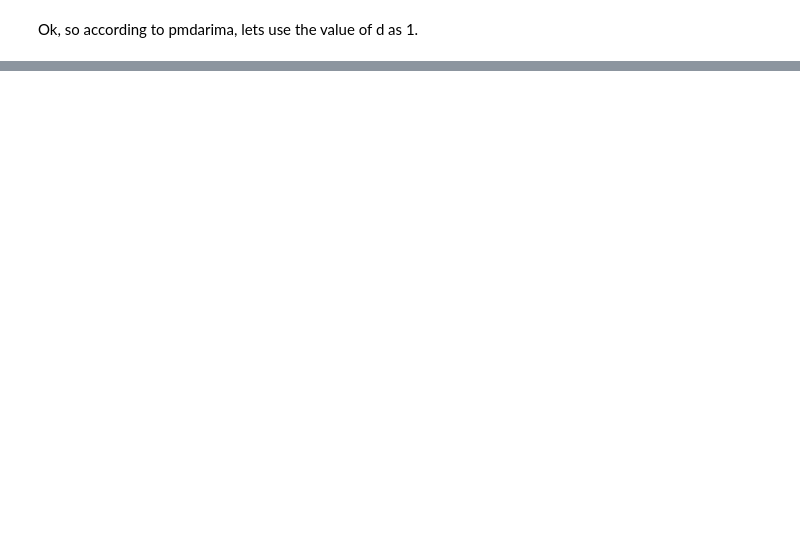
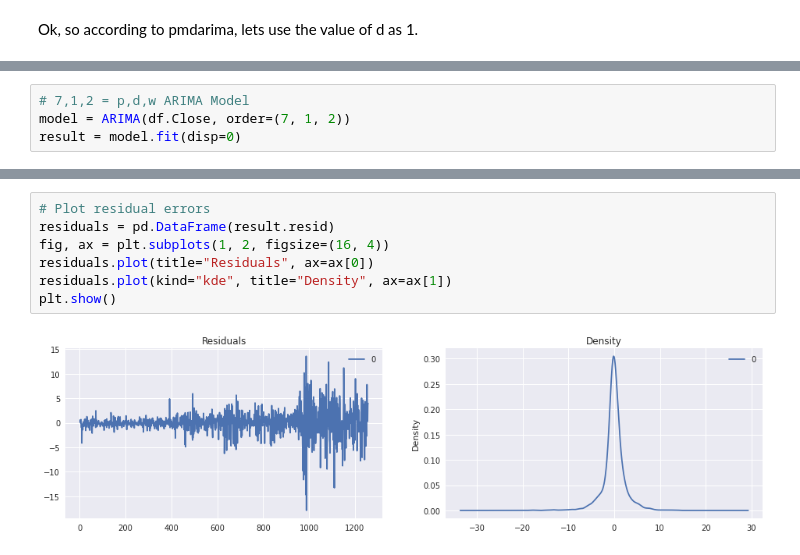
Before and after one commit to sudarshan-koirala/time-series-forecasting, a Jupyter notebook: arima.ipynb, the cells around one changed output, grey strips where cells are left out. Cells and saved outputs as stored; diff of their text form; blank space fills up the shorter version.

Commit message:
Calculated the different ARIMA components and trained the model

```diff
--- a/arima.ipynb
+++ b/arima.ipynb
@@ -127,0 +176,4 @@ Ok, so according to pmdarima, lets use the value of d as 1.
+# %%
+# 7,1,2 = p,d,w ARIMA Model
+model = ARIMA(df.Close, order=(7, 1, 2))
+result = model.fit(disp=0)
@@ -127,0 +200,9 @@ Ok, so according to pmdarima, lets use the value of d as 1.
+# %%
+# Plot residual errors
+residuals = pd.DataFrame(result.resid)
+fig, ax = plt.subplots(1, 2, figsize=(16, 4))
+residuals.plot(title="Residuals", ax=ax[0])
+residuals.plot(kind="kde", title="Density", ax=ax[1])
+plt.show()
+# %% [output]
+[figure, added]
```
Also changed, not shown: parts of 25 cells of this notebook.
